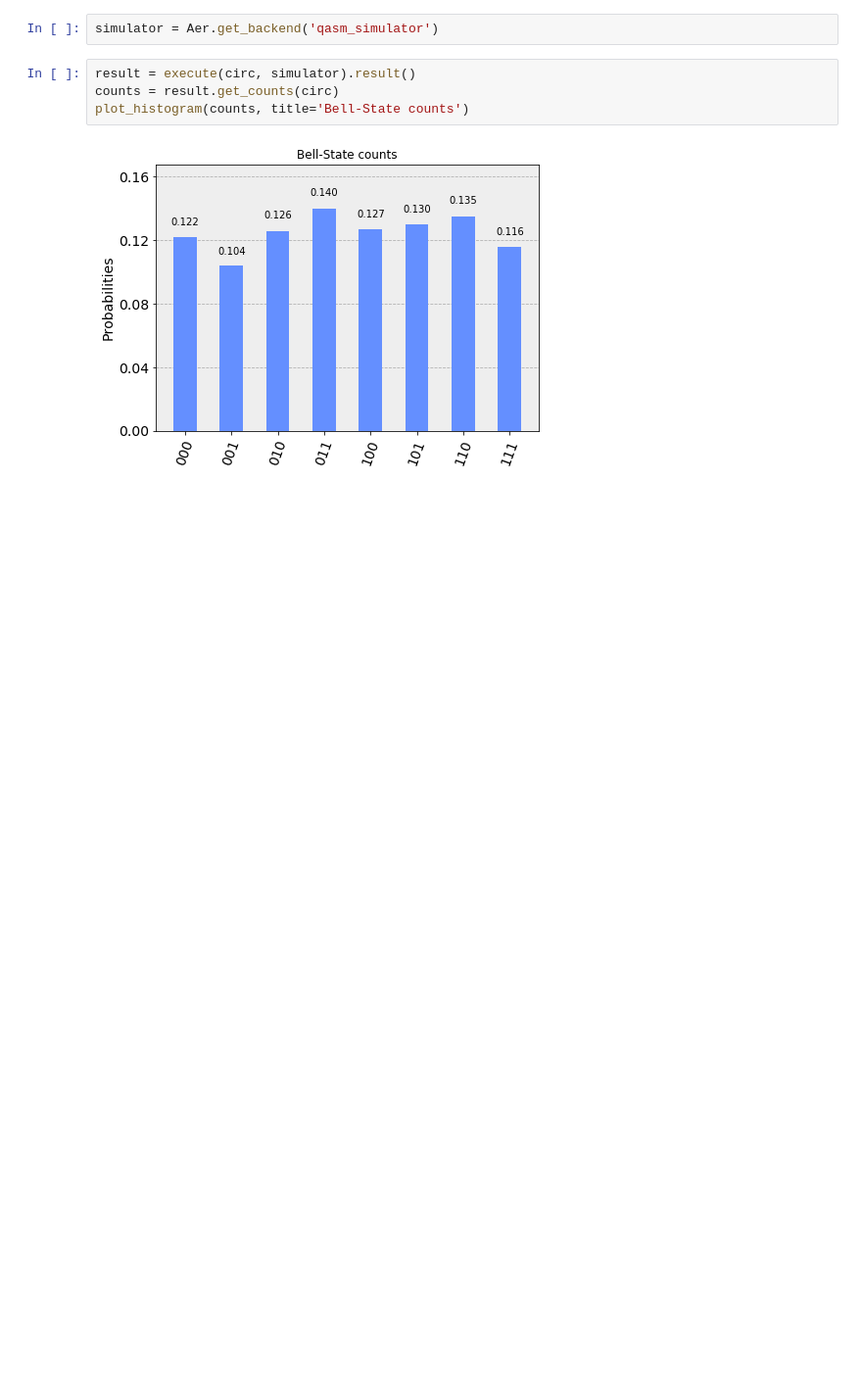
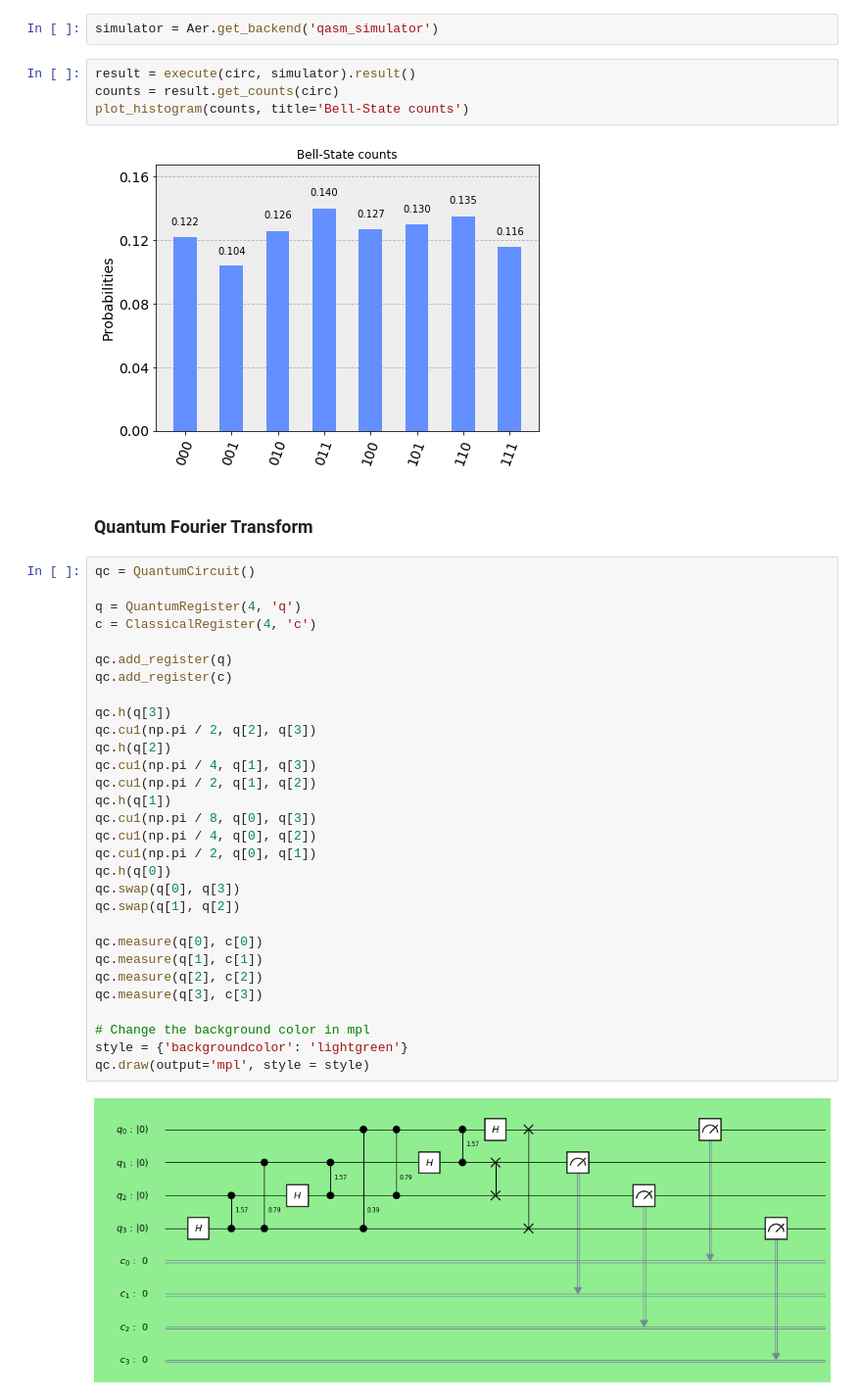
Before and after one commit to guillemhu/Q-circuits, a Jupyter notebook: Fundamentals of Quantum Circuits.ipynb, the cells around one changed output. Shown: that part at 98% size. Drawn from its saved outputs; the diff is of its cells as text; blank space fills up the shorter version.

```diff
--- a/Fundamentals of Quantum Circuits.ipynb
+++ b/Fundamentals of Quantum Circuits.ipynb
@@ -95,3 +95,37 @@ counts = result.get_counts(circ)
 plot_histogram(counts, title='Bell-State counts')
 # %% [output]
 [figure]
+# %% [markdown]
+### Quantum Fourier Transform
+# %%
+qc = QuantumCircuit()
+
+q = QuantumRegister(4, 'q')
+c = ClassicalRegister(4, 'c')
+
+qc.add_register(q)
+qc.add_register(c)
+
+qc.h(q[3])
+qc.cu1(np.pi / 2, q[2], q[3])
+qc.h(q[2])
+qc.cu1(np.pi / 4, q[1], q[3])
+qc.cu1(np.pi / 2, q[1], q[2])
+qc.h(q[1])
+qc.cu1(np.pi / 8, q[0], q[3])
+qc.cu1(np.pi / 4, q[0], q[2])
+qc.cu1(np.pi / 2, q[0], q[1])
+qc.h(q[0])
+qc.swap(q[0], q[3])
+qc.swap(q[1], q[2])
+
+qc.measure(q[0], c[0])
+qc.measure(q[1], c[1])
+qc.measure(q[2], c[2])
+qc.measure(q[3], c[3])
+
+# Change the background color in mpl
+style = {'backgroundcolor': 'lightgreen'}
+qc.draw(output='mpl', style = style)
+# %% [output]
+[figure, added]
```
Also changed, not shown: parts of 5 cells of this notebook.
